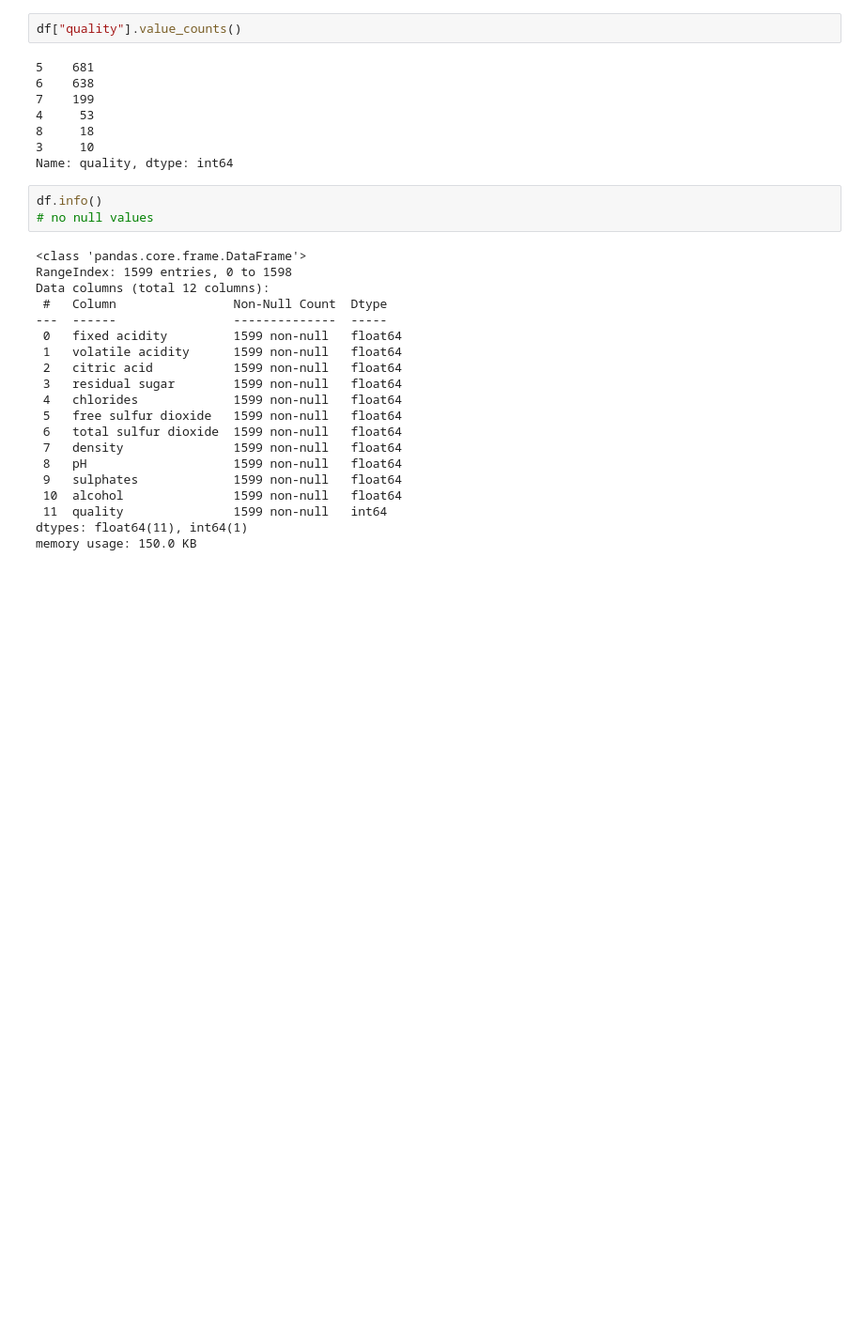
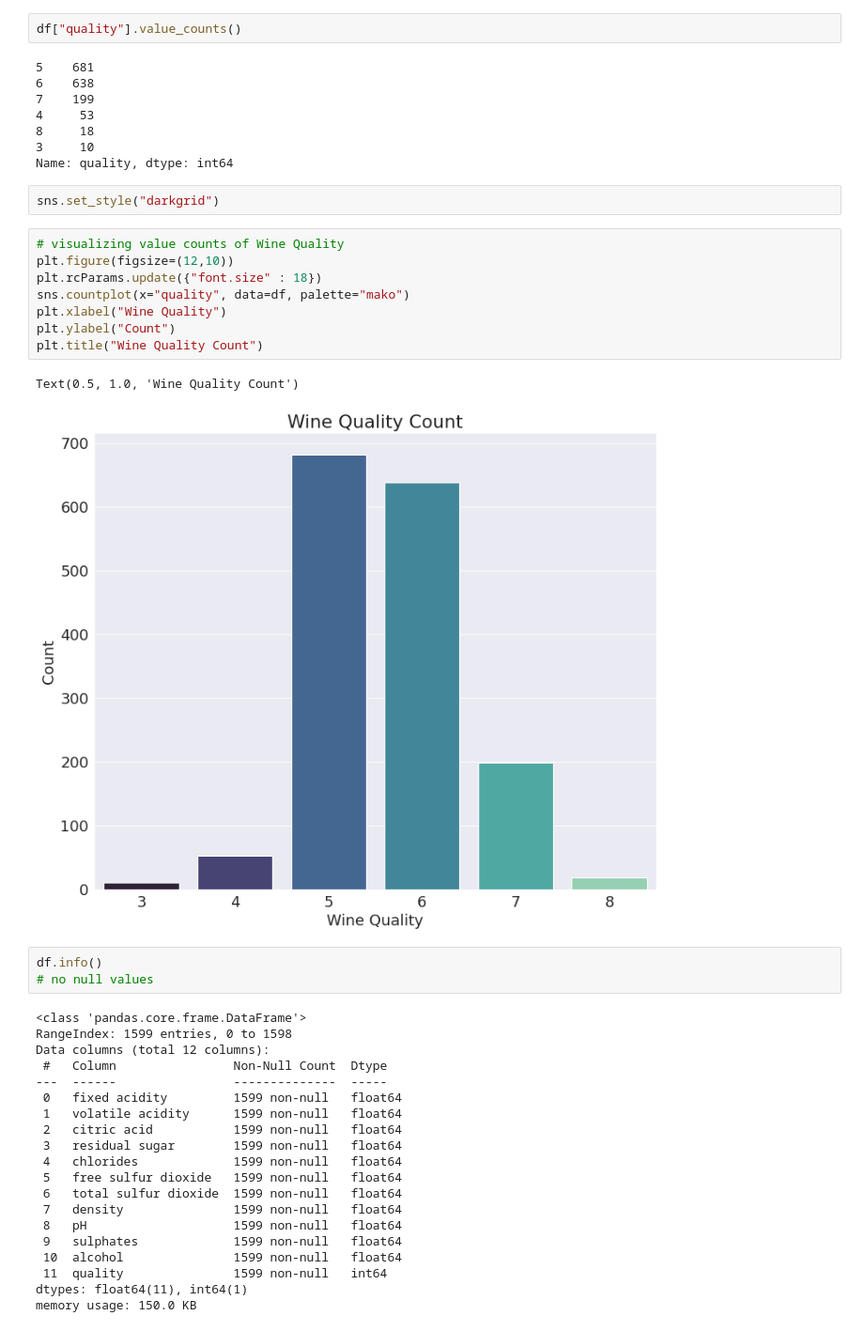
Before and after one commit to Nickguild1993/machine_learning_models, a Jupyter notebook: ClassificationModels_WineDS_SCALED.ipynb, the cells around one changed output. Shown: that part at 94% size. Saved outputs shown, nothing was run; the diff lists cells and outputs as text; blank space fills up the shorter version.

```diff
--- a/ClassificationModels_WineDS_SCALED.ipynb
+++ b/ClassificationModels_WineDS_SCALED.ipynb
@@ -55,6 +55,19 @@ df["quality"].value_counts()
 8     18
 3     10
 Name: quality, dtype: int64
+# %%
+sns.set_style("darkgrid")
+# %%
+# visualizing value counts of Wine Quality
+plt.figure(figsize=(12,10))
+plt.rcParams.update({"font.size" : 18})
+sns.countplot(x="quality", data=df, palette="mako")
+plt.xlabel("Wine Quality")
+plt.ylabel("Count")
+plt.title("Wine Quality Count")
+# %% [output]
+Text(0.5, 1.0, 'Wine Quality Count')
+[figure, added]
 # %%
 df.info()
 # no null values
```
Also changed, not shown: parts of 17 cells of this notebook.
